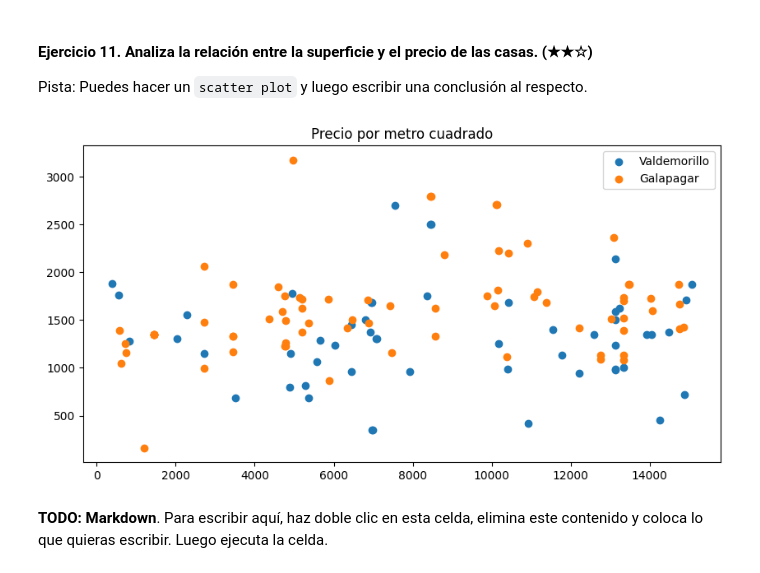
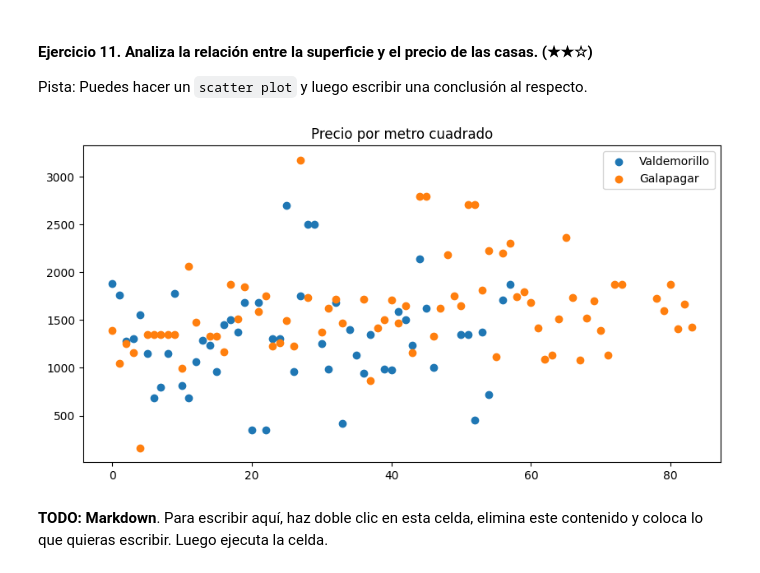
Before and after one commit to Sonmi-451-83/realestate-datacleanup-exercise, a Jupyter notebook: project.es.ipynb, the cells around one changed output. Drawn from its saved outputs; the diff is of its cells as text; code cells hidden in the pictures.

```diff
--- a/project.es.ipynb
+++ b/project.es.ipynb
@@ -13,9 +13,12 @@ Empecemos precisamente con esa pregunta... ¡Buena suerte!
 # %%
 import pandas as pd
 import numpy as np
+import matplotlib.pyplot as plt
 
 # Este archivo CSV contiene puntos y comas en lugar de comas como separadores
 ds = pd.read_csv('assets/real_estate.csv', sep=';')
+ds["latitude"] = ds["latitude"].str.replace(",",".").astype(float)
+ds["longitude"] = ds["longitude"].str.replace(",",".").astype(float)
 ds
 # %% [output]
 |  | Unnamed: 0 | id_realEstates | isNew | realEstate_name | phone_realEstate | url_inmueble | rooms | ... |
@@ -243,23 +232,22 @@ Galapagar es más caro que Valdemorillo
 
 Pista: Puedes hacer un `scatter plot` y luego escribir una conclusión al respecto.
 # %%
-import matplotlib.pyplot as plt
+Xv = np.arange(0,ds["pps"][ds["level5"] == "Valdemorillo"].size,1)
+Xg = np.arange(0,ds["pps"][ds["level5"] == "Galapagar"].size,1)
 
-X = np.arange(0,ds["pps"].size,1)
-
-Valdemorillo = ds["pps"].where(ds["level5"] == "Valdemorillo")
-Galapagar = ds["pps"].where(ds["level5"] == "Galapagar")
+Valdemorillo = ds["pps"][ds["level5"] == "Valdemorillo"]
+Galapagar = ds["pps"][ds["level5"] == "Galapagar"]
 
 plt.figure(figsize = (10, 5))
 
-plt.scatter(X, Valdemorillo, label = "Valdemorillo")
-plt.scatter(X, Galapagar, label = "Galapagar")
+plt.scatter(Xv, Valdemorillo, label = "Valdemorillo")
+plt.scatter(Xg, Galapagar, label = "Galapagar")
 
 plt.title("Precio por metro cuadrado")
 plt.legend()
 plt.show()
 # %% [output]
-[figure, old version]
+[figure, new version]
 # %% [markdown]
 **TODO: Markdown**. Para escribir aquí, haz doble clic en esta celda, elimina este contenido y coloca lo que quieras escribir. Luego ejecuta la celda.
 # %% [markdown]
```
Also changed, not shown: parts of 13 cells of this notebook.
